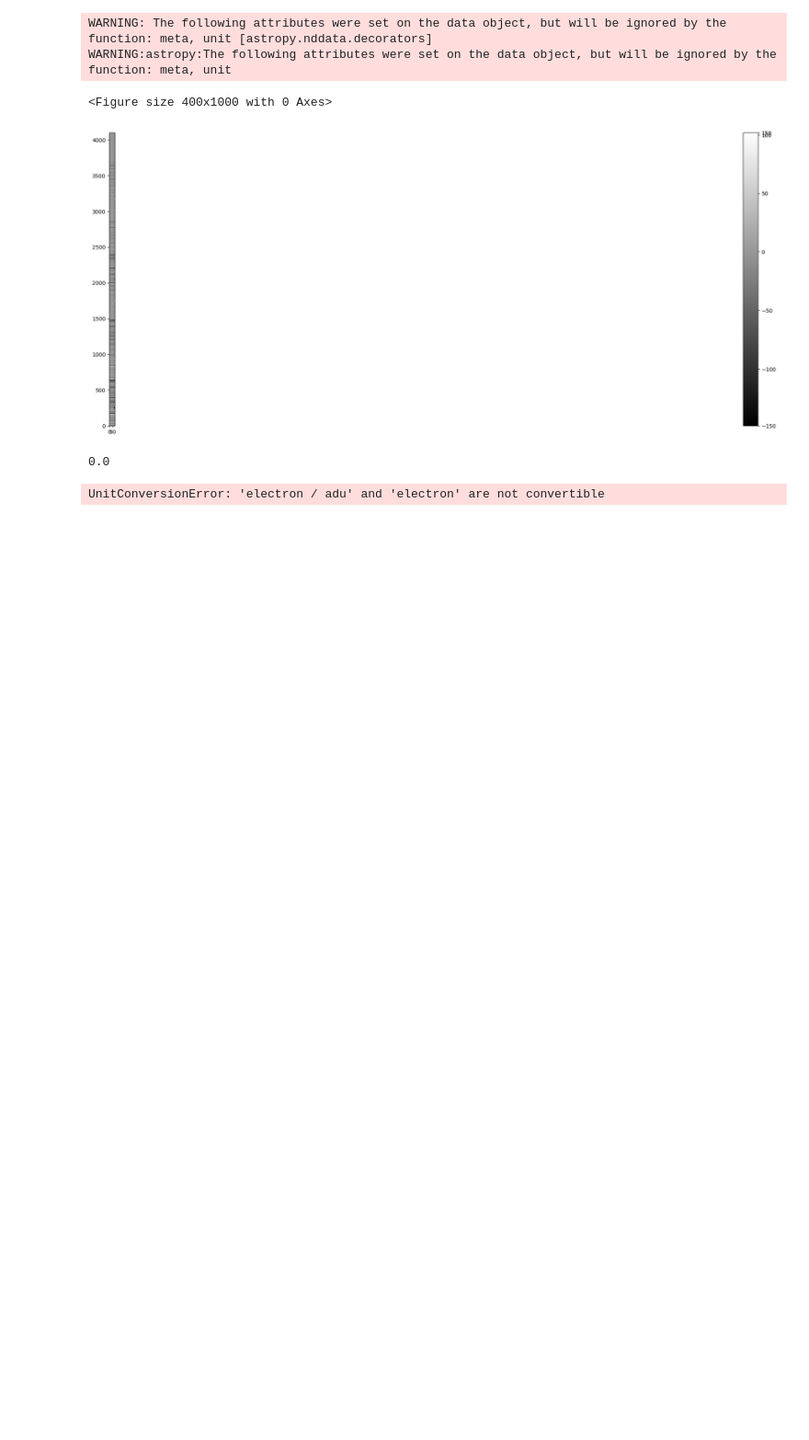
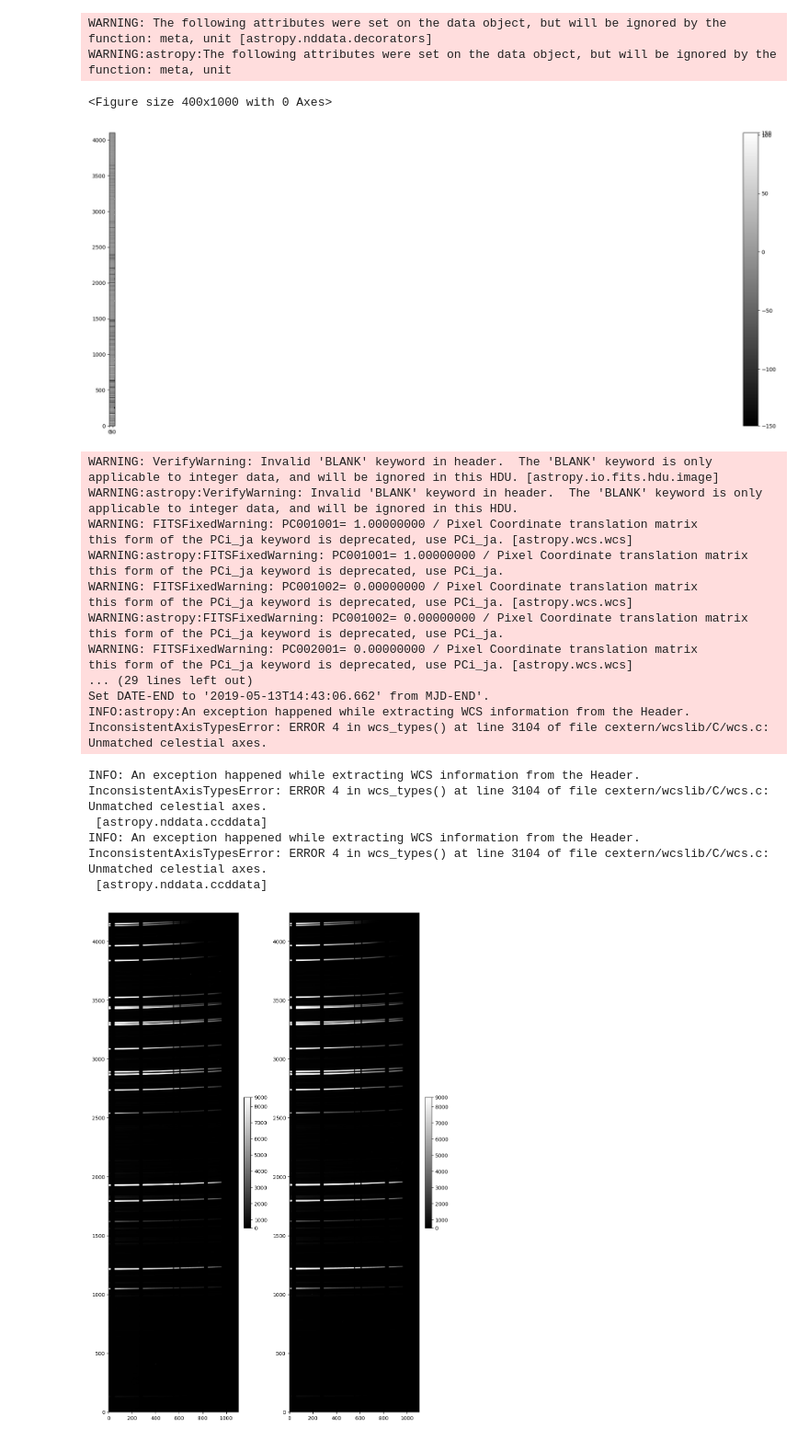
Before and after one commit to YoRHazero/focas-data-reduction-ccdp, a Jupyter notebook: ccdp.ipynb, the cells around one changed output. Shown at 92% size. Drawn from its saved outputs; the diff is of its cells as text; code cells hidden in the pictures; blank space fills up the shorter version.

```diff
--- a/ccdp.ipynb
+++ b/ccdp.ipynb
@@ -644,11 +719,36 @@ WARNING: The following attributes were set on the data object, but will be ignor
 WARNING:astropy:The following attributes were set on the data object, but will be ignored by the function: meta, unit
 <Figure size 400x1000 with 0 Axes>
 [figure]
-# %%
-(np.array(cr_list[0].data)-np.array(cr_list[0])).sum()
-# %% [output]
-0.0
-# %%
-ccdp.su
-# %% [output]
-UnitConversionError: 'electron / adu' and 'electron' are not convertible
+# %%
+wc_files.refresh()
+fig,axes=plt.subplots(1,2,figsize=(10,20),tight_layout=True)
+cr_ccd=[]
+for i, ccd in enumerate(wc_files.ccds(**{'data-typ':'COMPARISON'})):
+    show_image(ccdp.trim_image(ccd),cmap='gray',ax=axes[i],fig=fig)
+# %% [output]
+WARNING: VerifyWarning: Invalid 'BLANK' keyword in header.  The 'BLANK' keyword is only applicable to integer data, and will be ignored in this HDU. [astropy.io.fits.hdu.image]
+WARNING:astropy:VerifyWarning: Invalid 'BLANK' keyword in header.  The 'BLANK' keyword is only applicable to integer data, and will be ignored in this HDU.
+WARNING: FITSFixedWarning: PC001001= 1.00000000 / Pixel Coordinate translation matrix
+this form of the PCi_ja keyword is deprecated, use PCi_ja. [astropy.wcs.wcs]
+WARNING:astropy:FITSFixedWarning: PC001001= 1.00000000 / Pixel Coordinate translation matrix
+this form of the PCi_ja keyword is deprecated, use PCi_ja.
+WARNING: FITSFixedWarning: PC001002= 0.00000000 / Pixel Coordinate translation matrix
+this form of the PCi_ja keyword is deprecated, use PCi_ja. [astropy.wcs.wcs]
+WARNING:astropy:FITSFixedWarning: PC001002= 0.00000000 / Pixel Coordinate translation matrix
+this form of the PCi_ja keyword is deprecated, use PCi_ja.
+WARNING: FITSFixedWarning: PC002001= 0.00000000 / Pixel Coordinate translation matrix
+this form of the PCi_ja keyword is deprecated, use PCi_ja. [astropy.wcs.wcs]
+... (29 lines left out)
+Set DATE-END to '2019-05-13T14:43:06.662' from MJD-END'.
+INFO:astropy:An exception happened while extracting WCS information from the Header.
+InconsistentAxisTypesError: ERROR 4 in wcs_types() at line 3104 of file cextern/wcslib/C/wcs.c:
+Unmatched celestial axes.
+INFO: An exception happened while extracting WCS information from the Header.
+InconsistentAxisTypesError: ERROR 4 in wcs_types() at line 3104 of file cextern/wcslib/C/wcs.c:
+Unmatched celestial axes.
+ [astropy.nddata.ccddata]
+INFO: An exception happened while extracting WCS information from the Header.
+InconsistentAxisTypesError: ERROR 4 in wcs_types() at line 3104 of file cextern/wcslib/C/wcs.c:
+Unmatched celestial axes.
+ [astropy.nddata.ccddata]
+[figure, added]
```
Also changed, not shown: parts of 15 cells of this notebook, 13 other files.
